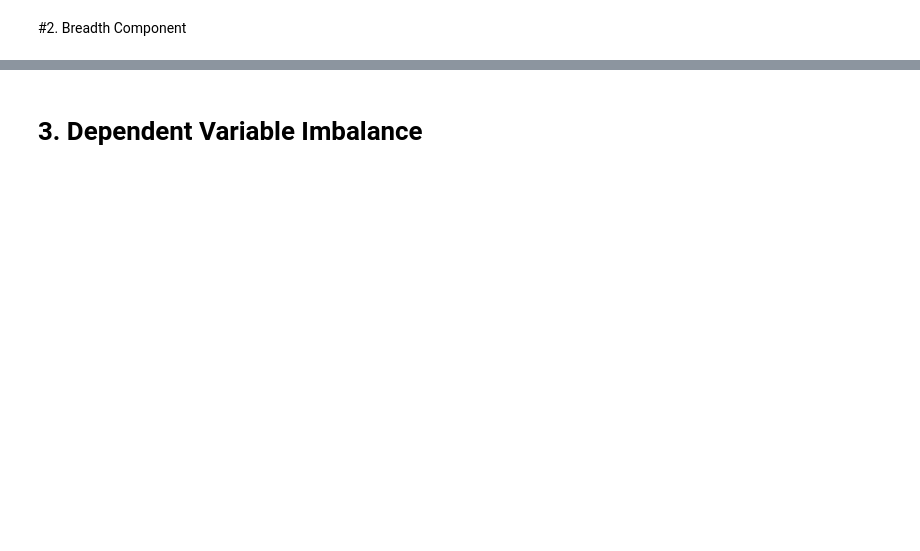
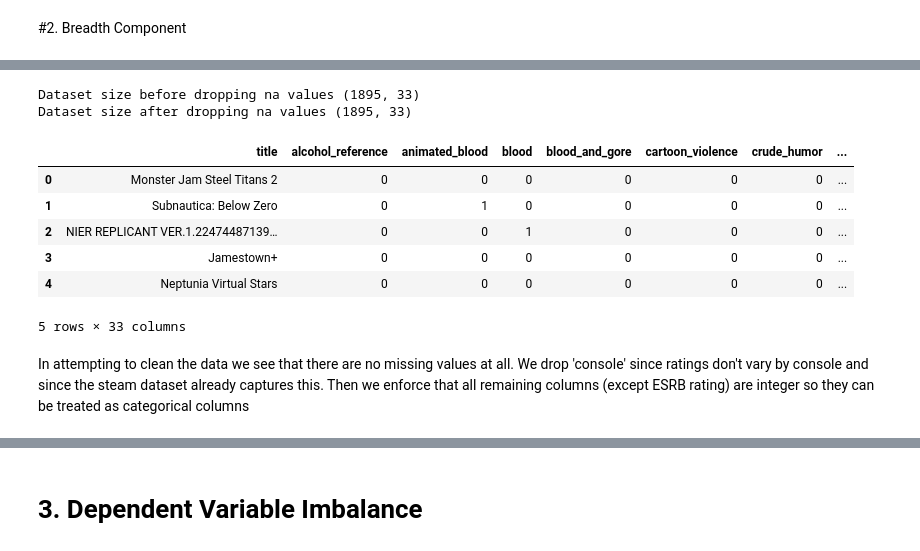
Before and after one commit to zakirangwala/esrb-wizard, a Jupyter notebook: notebooks/workingFile.ipynb, the cells around one changed output, grey strips where cells are left out. Saved outputs shown, nothing was run; the diff lists cells and outputs as text; code cells hidden in the pictures; blank space fills up the shorter version.

```diff
--- a/notebooks/workingFile.ipynb
+++ b/notebooks/workingFile.ipynb
@@ -322,0 +319,24 @@ idk what to do with this information. highly likely correlation won't be used I
+# %%
+# Cleaning the ESRB dataset and enforcing Integer values
+esrb_clean = esrb.dropna()
+esrb_clean = esrb_clean.drop(['console'], axis=1)
+print("Dataset size before dropping na values", esrb_clean.shape)
+
+cols = esrb_clean.columns[1:32]
+esrb_clean[cols] = esrb_clean[cols].astype(int)
+
+print("Dataset size after dropping na values", esrb_clean.shape)
+
+esrb_clean.head()
+# %% [output]
+Dataset size before dropping na values (1895, 33)
+Dataset size after dropping na values (1895, 33)
+|  | title | alcohol_reference | animated_blood | blood | blood_and_gore | cartoon_violence | crude_humor | ... |
+| 0 | Monster Jam Steel Titans 2 | 0 | 0 | 0 | 0 | 0 | 0 | ... |
+| 1 | Subnautica: Below Zero | 0 | 1 | 0 | 0 | 0 | 0 | ... |
+| 2 | NIER REPLICANT VER.1.22474487139… | 0 | 0 | 1 | 0 | 0 | 0 | ... |
+| 3 | Jamestown+ | 0 | 0 | 0 | 0 | 0 | 0 | ... |
+| 4 | Neptunia Virtual Stars | 0 | 0 | 0 | 0 | 0 | 0 | ... |
+5 rows × 33 columns
+# %% [markdown]
+In attempting to clean the data we see that there are no missing values at all. We drop 'console' since ratings don't vary by console and since the steam dataset already captures this. Then we enforce that all remaining columns (except ESRB rating) are integer so they can be treated as categorical columns
```
Also changed, not shown: parts of 12 cells of this notebook.
